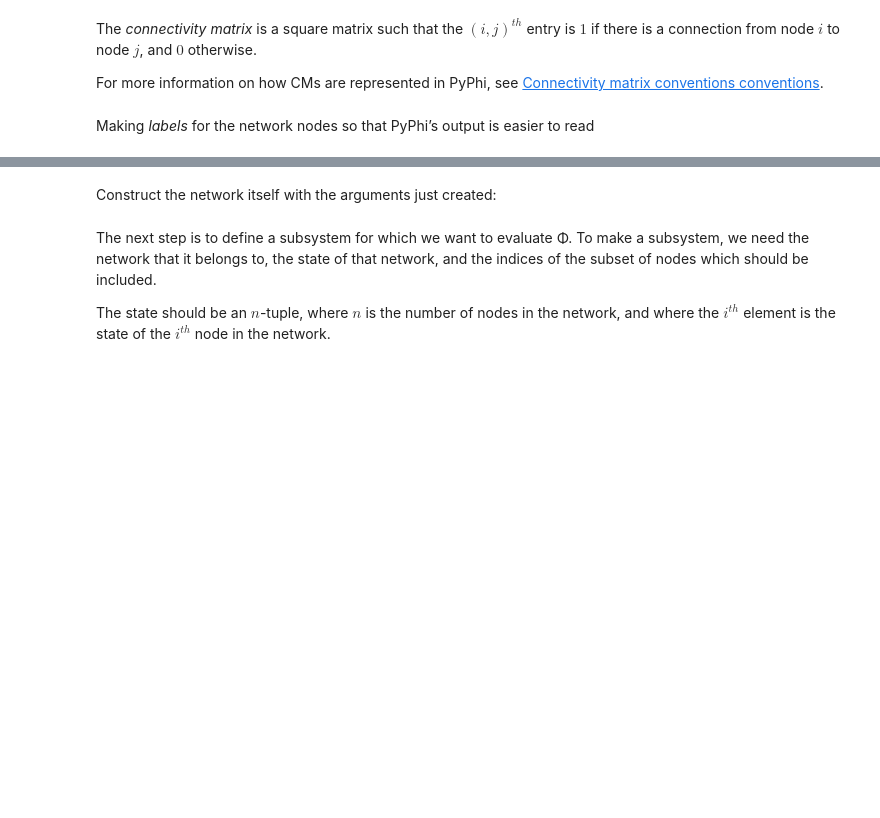
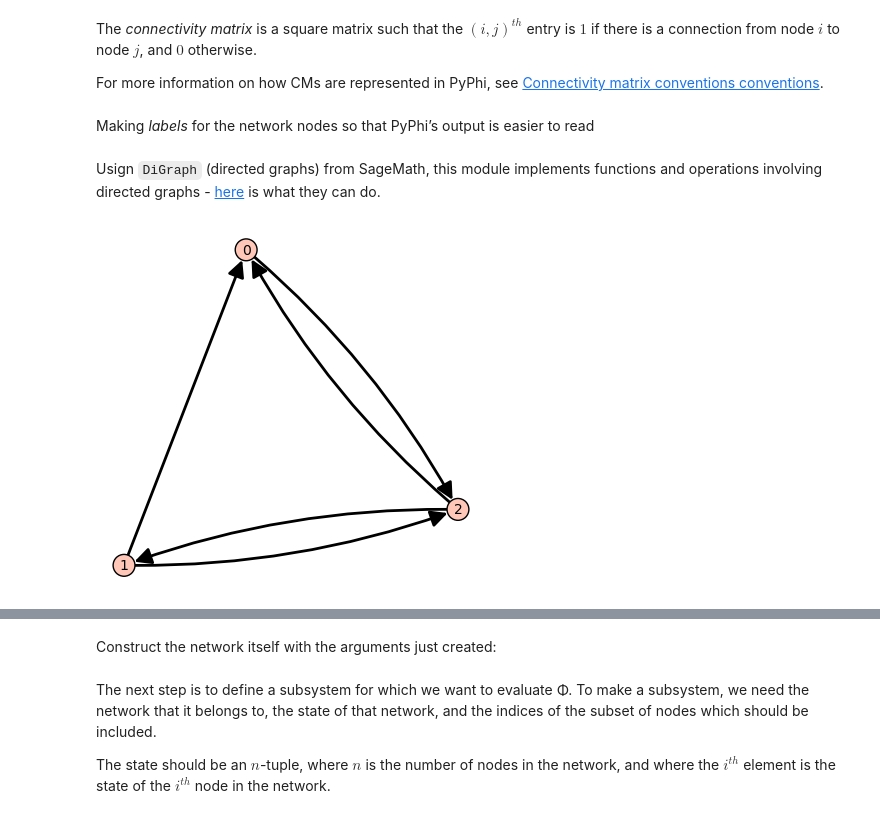
Before and after one commit to arvidl/consciousness-explore, a Jupyter notebook: code/PyPhi/01-basic-usage-sagemath.ipynb, the cells around one changed output, grey strips where cells are left out. Cells and saved outputs as stored; diff of their text form; code cells hidden in the pictures; blank space fills up the shorter version.

```diff
--- a/code/PyPhi/01-basic-usage-sagemath.ipynb
+++ b/code/PyPhi/01-basic-usage-sagemath.ipynb
@@ -121,3 +150,10 @@ cm = np.array([
 Making _labels_ for the network nodes so that PyPhi’s output is easier to read
 # %%
 labels = ('A', 'B', 'C')
+# %% [markdown]
+Usign `DiGraph` (directed graphs) from SageMath, this module implements functions and operations involving directed graphs - [here](https://doc.sagemath.org/html/en/reference/graphs/sage/graphs/digraph.html#) is what they can do.
+# %%
+G = DiGraph(matrix(cm))
+G.show()
+# %% [output]
+[figure, added]
```
Also changed, not shown: parts of 5 cells of this notebook.
